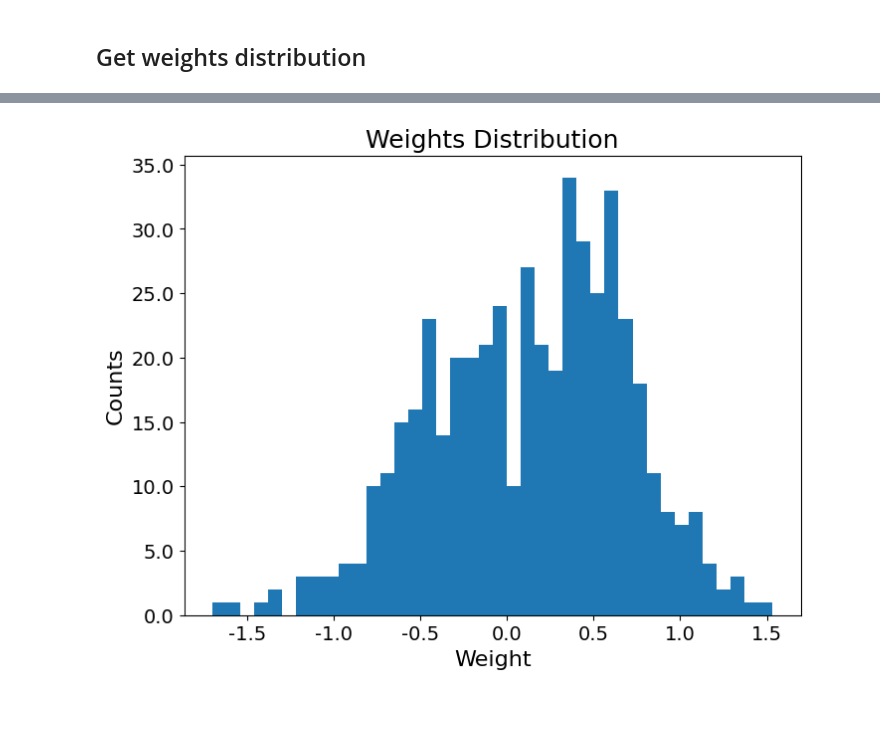
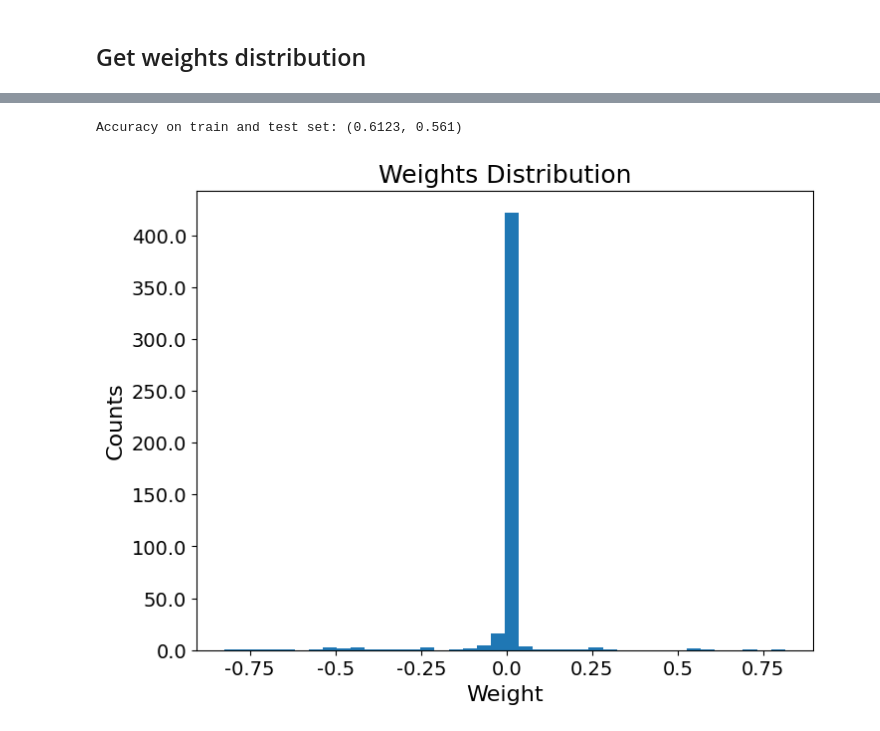
Before and after one commit to c0pp1/TTN4HEP, a Jupyter notebook: TTN/myttnlibrary.ipynb, the cells around one changed output, grey strips where cells are left out. Cells and saved outputs as stored; diff of their text form; code cells hidden in the pictures.

```diff
--- a/TTN/myttnlibrary.ipynb
+++ b/TTN/myttnlibrary.ipynb
@@ -775,9 +785,8 @@ def loss(labels, output):
 # %%
 DEVICE = 'cuda'
-BOND_DIM = 256
+BOND_DIM = 10
 DTYPE = torch.double
 N_LABELS = 1
-features = 16
 
 model = TTNModel(features, bond_dim=BOND_DIM, n_labels=N_LABELS, device=DEVICE, dtype=DTYPE)
 model.draw()
@@ -844,7 +851,7 @@ def train_one_epoch(model, device, train_dl, loss_fn, optimizer, pbar=None, disa
         #probs = probs / torch.sum(probs, -1)
 
         # Compute the loss and its gradients
-        loss = loss_fn(labels, probs)
+        loss = loss_fn(labels, probs, model.tensors, l=LAMBDA)
         loss.backward()
 
         # Adjust learning weights
@@ -1022,17 +1025,17 @@ np.save('../data/iris/iris_embedded.npy', data.numpy())
 # %% [markdown]
 ## Get weights distribution
 # %%
-def get_weights_population(n, disable_pbar=False):
+def get_weights_population(n, dataloader, disable_pbar=False, **kws):
     weights_ls = []
     DEVICE = 'cuda'
-    BOND_DIM = 4
+    BATCH_SIZE = 64
     DTYPE = torch.double
-    INIT_EPOCHS = 5
+    INIT_EPOCHS = 4
     LR = 0.05
     EPOCHS = 80
     SCHEDULER_STEPS = 4
-    train_dl, test_dl, h = get_iris_data_loaders(batch_size=BATCH_SIZE, labels=['Iris-virginica', 'Iris-versicolor'])
-    features = h**2
+    train_dl, test_dl, features = dataloader(batch_size=BATCH_SIZE, **kws)
+
     pbar = tqdm(total=n*EPOCHS*len(train_dl), position=0, desc='weights population', leave=True, disable=disable_pbar)
     for _ in range(n):
         model = TTNModel(features, bond_dim=BOND_DIM, n_labels=1, device=DEVICE, dtype=DTYPE)
@@ -1054,5 +1057,5 @@ def get_weights_population(n, disable_pbar=False):
 
         weights = [tensor.detach().cpu().flatten() for tensor in model.tensors]
         weights_ls.append(torch.concat(weights, dim=0))
-        train_dl, test_dl, h = get_iris_data_loaders(batch_size=BATCH_SIZE, labels=['Iris-virginica', 'Iris-versicolor'])
+        train_dl, test_dl, h = dataloader(batch_size=BATCH_SIZE, **kws)
     return torch.stack(weights_ls)
@@ -1072,18 +1062,23 @@ Accuracy on train and test set: (0.975, 1.0)
+# %%
+BOND_DIM = 10
+weights = get_weights_population(1, get_higgs_data_loaders)
+# %% [output]
+Accuracy on train and test set: (0.6123, 0.561)
 # %%
 weights_plt = weights.flatten().numpy()
-np.save(f'models/weights_{now.strftime("%Y%m%d-%H%M%S")}.npy', weights.numpy())
+np.save(f'models/weights_{BOND_DIM}_{now.strftime("%Y%m%d-%H%M%S")}.npy', weights.numpy())
 FS = 16
 fig, ax = plt.subplots(1, 1, figsize=(8, 6))
 ax.hist(weights_plt, bins=40)
 ax.set_xlabel('Weight', fontsize=FS)
 ax.set_ylabel('Counts', fontsize=FS)
 ax.set_title('Weights Distribution', fontsize=FS+2)
 ax.set_xticklabels(ax.get_xticks(), fontsize=FS-2)
 ax.set_yticklabels(ax.get_yticks(), fontsize=FS-2)
 
-fig.savefig(f'models/weight_distribution_{now.strftime("%Y%m%d-%H%M%S")}.svg')
+fig.savefig(f'models/weight_distribution_{BOND_DIM}_{now.strftime("%Y%m%d-%H%M%S")}.svg')
 # %% [output]
-[figure, old version]
+[figure, new version]
 # %%
 print('min', np.abs(weights.numpy()).min(), 'max', np.abs(weights.numpy()).max(), sep='\n')
 # %% [output]
```
Also changed, not shown: parts of 20 cells of this notebook, 1 other file.
